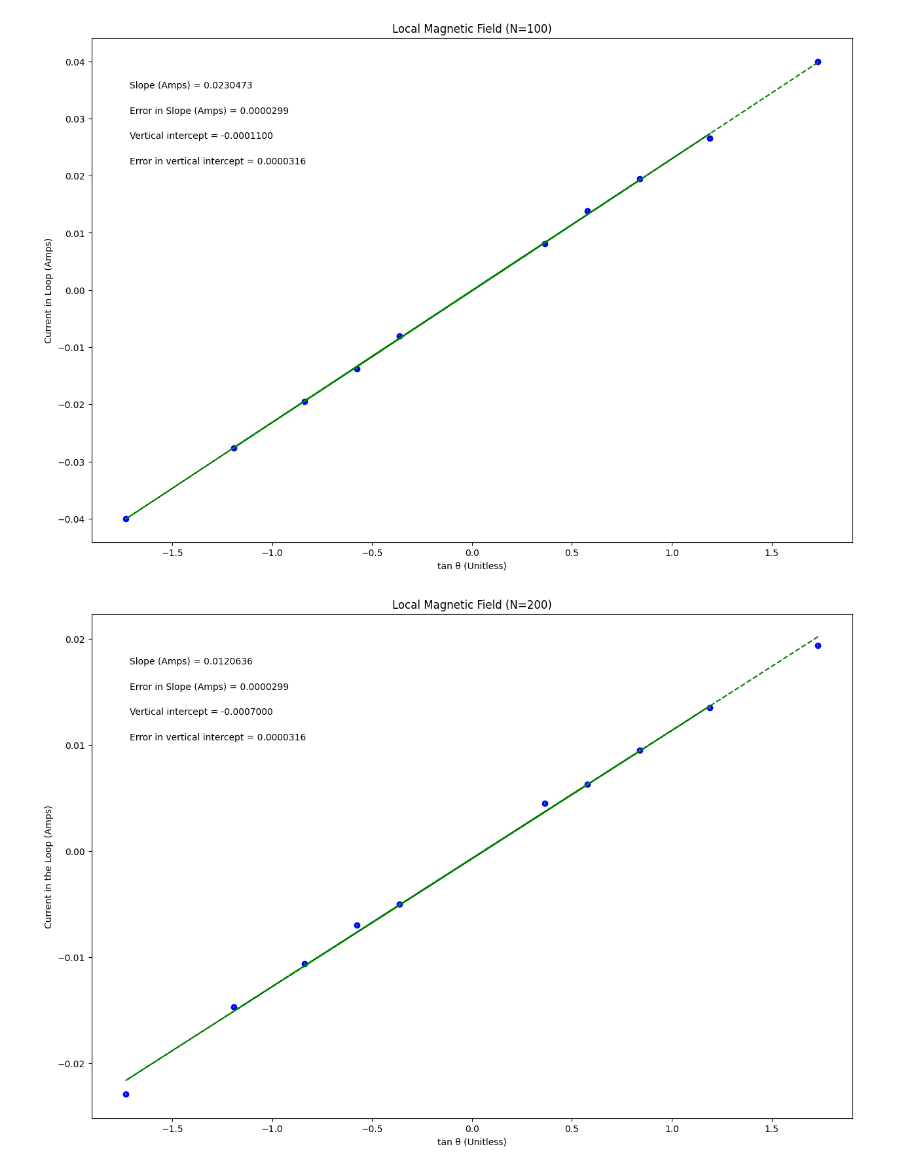
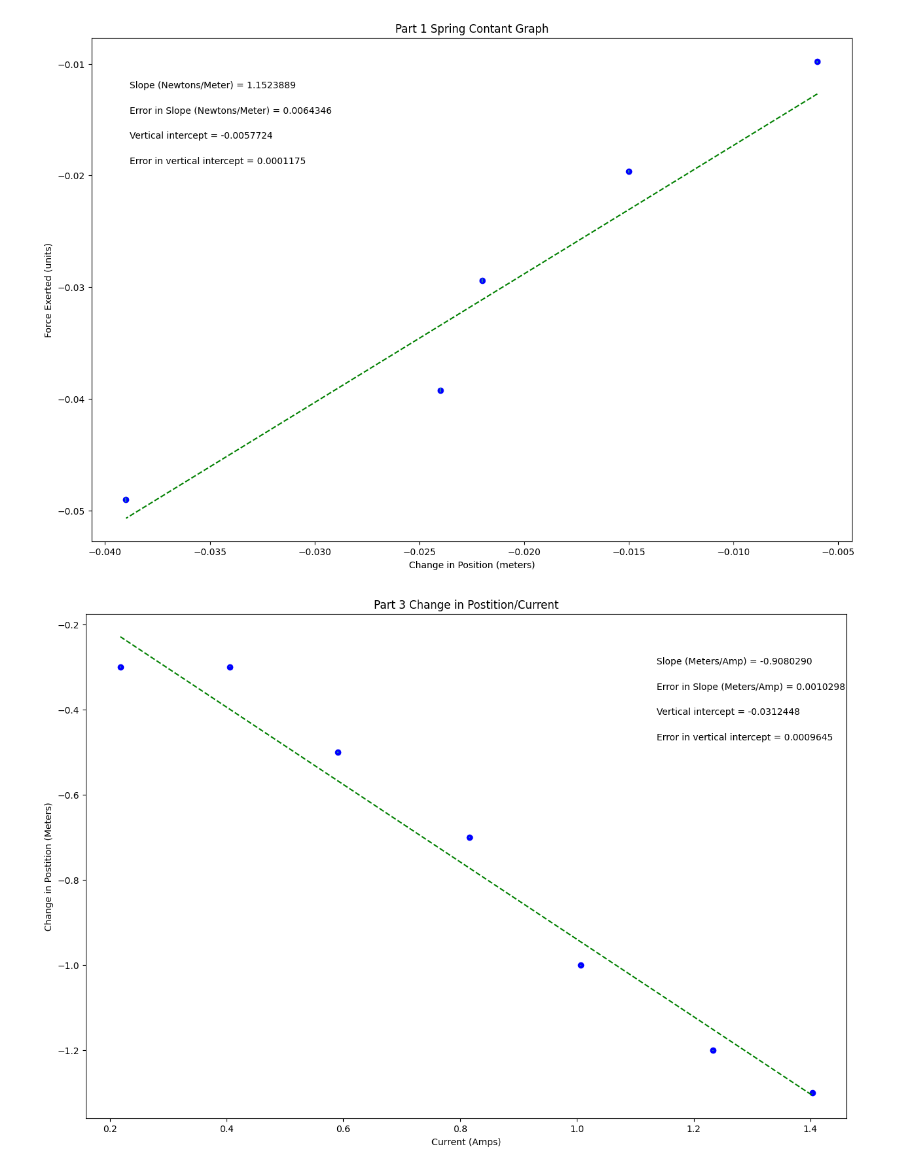
Before and after one commit to Aid3n-Erickson/218-labs, a Jupyter notebook: Copy_of_PHSXlab_plotting_template.ipynb, the cells around one changed output. Cells and saved outputs as stored; diff of their text form; code cells hidden in the pictures.

```diff
--- a/Copy_of_PHSXlab_plotting_template.ipynb
+++ b/Copy_of_PHSXlab_plotting_template.ipynb
@@ -1,6 +1,10 @@
 # %% [markdown]
 <a href="https://colab.research.google.com/github/Aid3n-Erickson/218-labs/blob/main/Copy_of_PHSXlab_plotting_template.ipynb" target="_parent"><img src="https://colab.research.google.com/assets/colab-badge.svg" alt="Open In Colab"/></a>
 # %%
+#PHSX 216 & 218 plotting code
+#Brianna Beller
+#Updated September 2023
+
 #import packages and libraries, assign shortcut names
 %matplotlib inline
 from __future__ import division #only used if running python 2
@@ -15,11 +19,11 @@ import matplotlib.pyplot as plt
 #variable names should start with a letter and must contain only letters, numbers, and underscores
 
 
-xvariable_changeme = np.array([1.732051, -1.73205, 1.191754, -1.19175, 0.8391, -0.8391, 0.57735, -0.57735, 0.36397, -0.36397])
+xvariable_changeme = np.array([-0.006, -0.015, -0.022, -0.024, -0.039])
 
-yvariable_changeme = np.array([0.040, -0.040, 0.0265, -0.0277, 0.0195, -0.0195, 0.0138, -0.0138, 0.0081, -0.0080])
+yvariable_changeme = np.array([-0.00981, -0.01962, -0.02943, -0.03924, -0.04905])
 
-err_yvariable_changeme = np.array([0.0001, 0.0001, 0.0001, 0.0001, 0.0001, 0.0001, 0.0001, 0.0001, 0.0001, 0.0001])
+err_yvariable_changeme = np.array([0.0000985, 0.000139, 0.00017, 0.000196, 0.000219])
 
 
 
@@ -33,10 +37,10 @@ dy = err_yvariable_changeme        #this should be your error in y array
 
 #UPDATE EACH OF THESE 4 STRINGS FOR YOUR PLOT LABELS AS YOU WANT THEM TO APPEAR
 
-plot_title= 'Local Magnetic Field (N=100)'
-x_label= 'tan θ (Unitless)'
-y_label= 'Current in Loop (Amps)'
-slope_units= 'Amps'
+plot_title= 'Part 1 Spring Contant Graph'
+x_label= 'Change in Position (meters)'
+y_label= 'Force Exerted (units)'
+slope_units= 'Newtons/Meter'
 
 #UPDATE ANNOTATION PLACEMENT SO IT'S OUT OF WAY OF PLOTTED DATA AND BEST FIT LINE
 #integer from 1 to 4, top R corner is 1 (counter-clockwise from there)
@@ -115,8 +119,12 @@ plt.annotate('Error in vertical intercept = {value:.{digits}f}'.format(value=db,
 
 plt.show()
 # %% [output]
-[figure, old version]
+[figure, new version]
 # %%
+#PHSX 216 & 218 plotting code
+#Brianna Beller
+#Updated September 2023
+
 #import packages and libraries, assign shortcut names
 %matplotlib inline
 from __future__ import division #only used if running python 2
@@ -131,12 +139,11 @@ import matplotlib.pyplot as plt
 #variable names should start with a letter and must contain only letters, numbers, and underscores
 
 
-xvariable_changeme = np.array([1.732051, -1.73205, 1.191754, -1.19175, 0.8391, -0.8391, 0.57735, -0.57735, 0.36397, -0.36397])
+xvariable_changeme = np.array([0.218, 0.406, 0.591, 0.816, 1.006, 1.233, 1.403])
 
-yvariable_changeme = np.array([0.0194, -0.0229, 0.0135, -0.0147, 0.0095, -0.0106, 0.0063, -0.007, 0.0045, -0.005])
+yvariable_changeme = np.array([-0.300, -0.300, -0.500, -0.700, -1.000, -1.200, -1.300])
 
-err_yvariable_changeme = np.array([0.0001, 0.0001, 0.0001, 0.0001, 0.0001, 0.0001, 0.0001, 0.0001, 0.0001, 0.0001])
-
+err_yvariable_changeme = np.array([0.00141, 0.001, 0.001, 0.001, 0.001, 0.001, 0.001])
 
 
 
@@ -150,15 +157,15 @@ dy = err_yvariable_changeme        #this should be your error in y array
 
 #UPDATE EACH OF THESE 4 STRINGS FOR YOUR PLOT LABELS AS YOU WANT THEM TO APPEAR
 
-plot_title= 'Local Magnetic Field (N=200)'
-x_label= 'tan θ (Unitless)'
-y_label= 'Current in the Loop (Amps)'
-slope_units= 'Amps'
+plot_title= 'Part 3 Change in Postition/Current'
+x_label= 'Current (Amps)'
+y_label= 'Change in Postition (Meters)'
+slope_units= 'Meters/Amp'
 
 #UPDATE ANNOTATION PLACEMENT SO IT'S OUT OF WAY OF PLOTTED DATA AND BEST FIT LINE
 #integer from 1 to 4, top R corner is 1 (counter-clockwise from there)
 
-annotation_placement=2
+annotation_placement=1
 
 
 #-----------------------------------------------------------------------#
@@ -205,31 +212,31 @@ elif annotation_placement==3 or annotation_placement==4:
 #Don't need to change anything in this section!
 
 #Plot data on graph. Plot error bars and place values for slope,
 #error in slope, and vertical intercept (plus error) on the plot using "annotate"
 
 plt.figure(figsize=(15,10))
 
 plt.plot(x, fit, color='green', linestyle='--')
 plt.scatter(x, y, color='blue', marker='o')
 
 plt.xlabel(x_label)
 plt.ylabel(y_label)
 plt.title(plot_title)
 
 plt.errorbar(x, y, yerr=dy, xerr=None, fmt="none") #don't need to plot x error bars
 
 plt.annotate('Slope ({}) = {value:.{digits}f}'.format(slope_units,value=m, digits=7),
              (xpos, ypos[0]), xycoords='axes fraction')
 
 plt.annotate('Error in Slope ({}) = {value:.{digits}f}'.format(slope_units,value=dm, digits=7),
              (xpos, ypos[1]), xycoords='axes fraction')
 
 plt.annotate('Vertical intercept = {value:.{digits}f}'.format(value=b, digits=7),
              (xpos, ypos[2]), xycoords='axes fraction')
 
 plt.annotate('Error in vertical intercept = {value:.{digits}f}'.format(value=db, digits=7),
              (xpos, ypos[3]), xycoords='axes fraction')
 
 plt.show()
 # %% [output]
-[figure, old version]
+[figure, new version]
```
Also changed, not shown: parts of 1 cell of this notebook.
